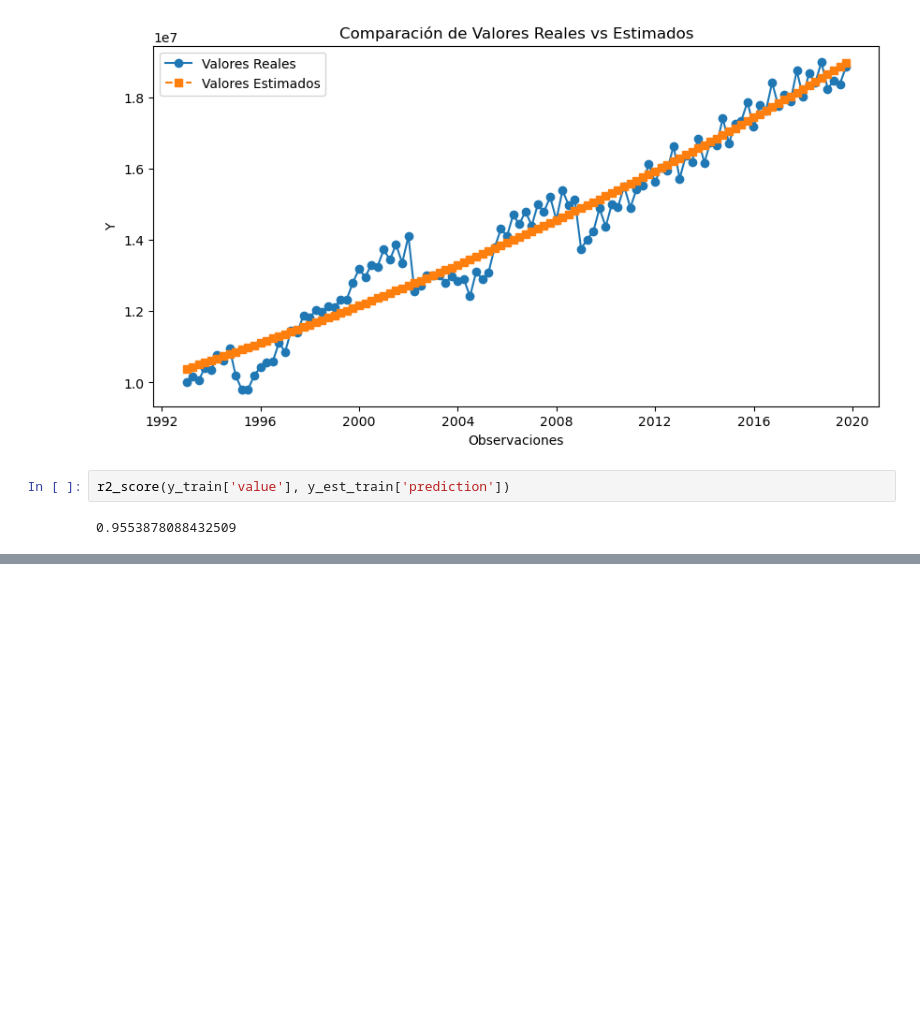
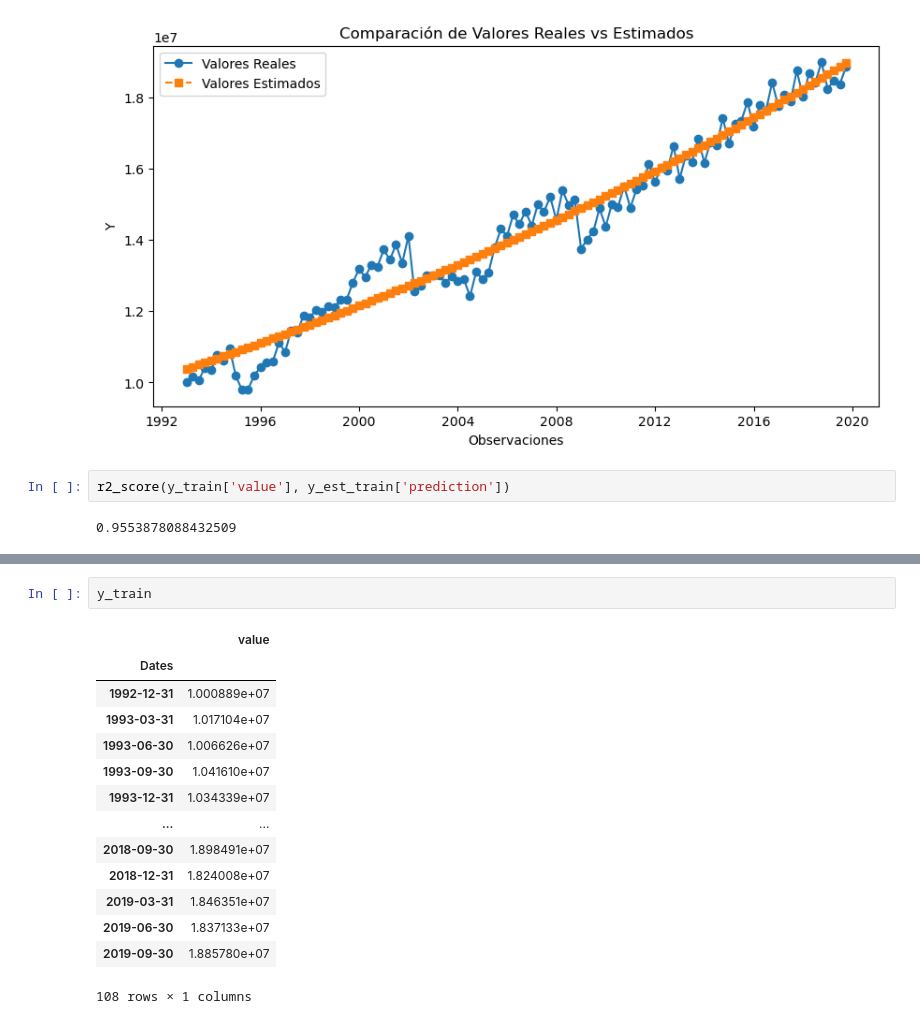
Before and after one commit to Eduarram/numerical_metods, a Jupyter notebook: exponential regression.ipynb, the cells around one changed output, grey strips where cells are left out. Saved outputs shown, nothing was run; the diff lists cells and outputs as text; blank space fills up the shorter version.

```diff
--- a/exponential regression.ipynb
+++ b/exponential regression.ipynb
@@ -603,0 +656,17 @@ r2_score(y_train['value'], y_est_train['prediction'])
+# %%
+y_train
+# %% [output]
+|  | value |
+| Dates |  |
+| 1992-12-31 | 1.000889e+07 |
+| 1993-03-31 | 1.017104e+07 |
+| 1993-06-30 | 1.006626e+07 |
+| 1993-09-30 | 1.041610e+07 |
+| 1993-12-31 | 1.034339e+07 |
+| ... | ... |
+| 2018-09-30 | 1.898491e+07 |
+| 2018-12-31 | 1.824008e+07 |
+| 2019-03-31 | 1.846351e+07 |
+| 2019-06-30 | 1.837133e+07 |
+| 2019-09-30 | 1.885780e+07 |
+108 rows × 1 columns
```
Also changed, not shown: parts of 11 cells of this notebook.
